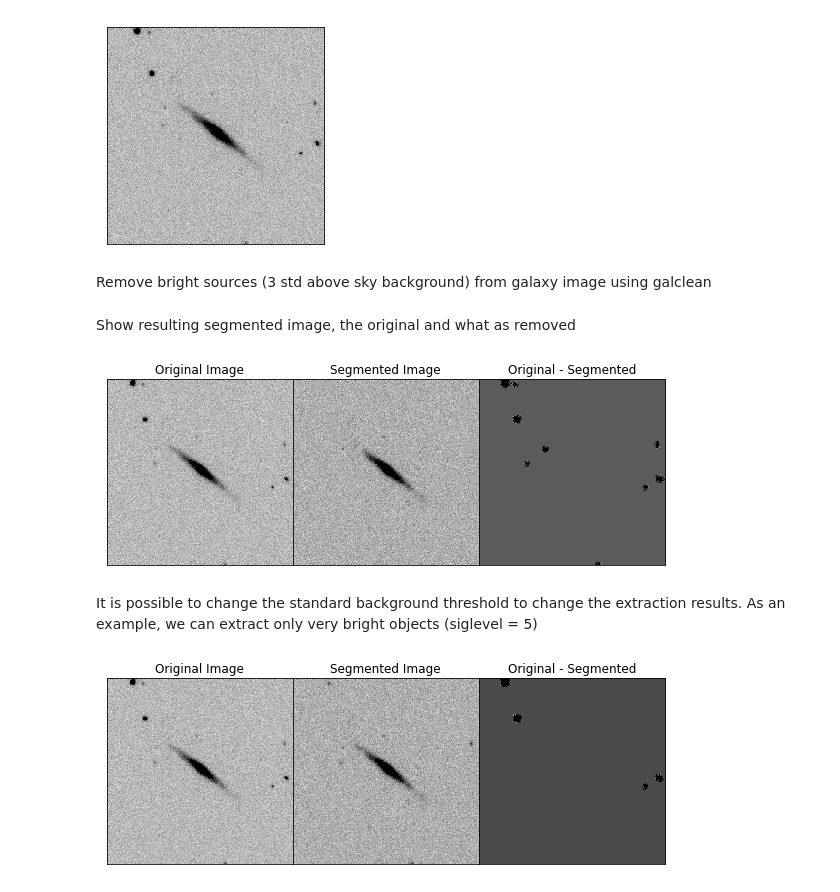
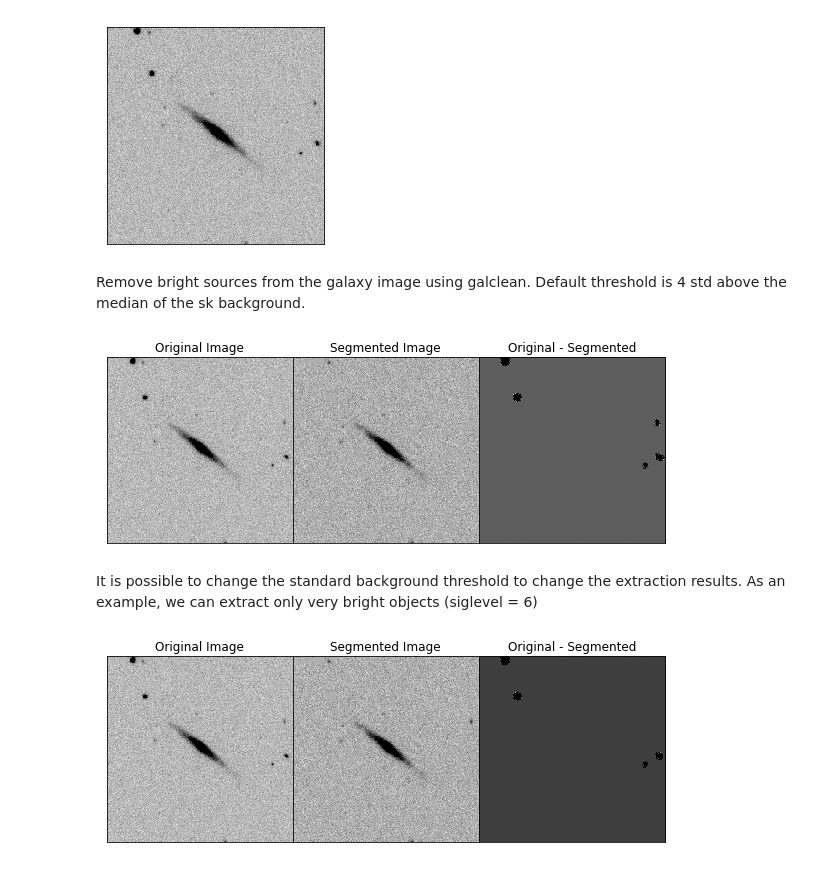
Before and after one commit to astroferreira/galclean, a Jupyter notebook: Galclean Example.ipynb, the cells around one changed output. Cells and saved outputs as stored; diff of their text form; code cells hidden in the pictures.

Commit message:
Fix Notebook and change default thresholds

```diff
--- a/Galclean Example.ipynb
+++ b/Galclean Example.ipynb
@@ -28,15 +28,12 @@ galshow(galaxy_data)
 <matplotlib.image.AxesImage at 0x...>
 [figure]
 # %% [markdown]
-Remove bright sources (3 std above sky background) from galaxy image using galclean
+Remove bright sources from the galaxy image using galclean. Default threshold is 4 std above the median of the sk background.
 # %%
-segmented_galaxy = galclean(galaxy_data)
+segmented_galaxy = galclean(galaxy_data, 4)
+plot_result(galaxy_data, segmented_galaxy)
+# %% [output]
+[figure, added]
-# %% [markdown]
-Show resulting segmented image, the original and what as removed
-# %%
-plot_result(galaxy_data, segmented_galaxy)
-# %% [output]
-[figure, removed]
 # %% [markdown]
-It is possible to change the standard background threshold to change the extraction results. As an example, we can extract only very bright objects (siglevel = 5)
+It is possible to change the standard background threshold to change the extraction results. As an example, we can extract only very bright objects (siglevel = 6)
 # %%
```
Also changed, not shown: parts of 2 cells of this notebook, 1 other file.
